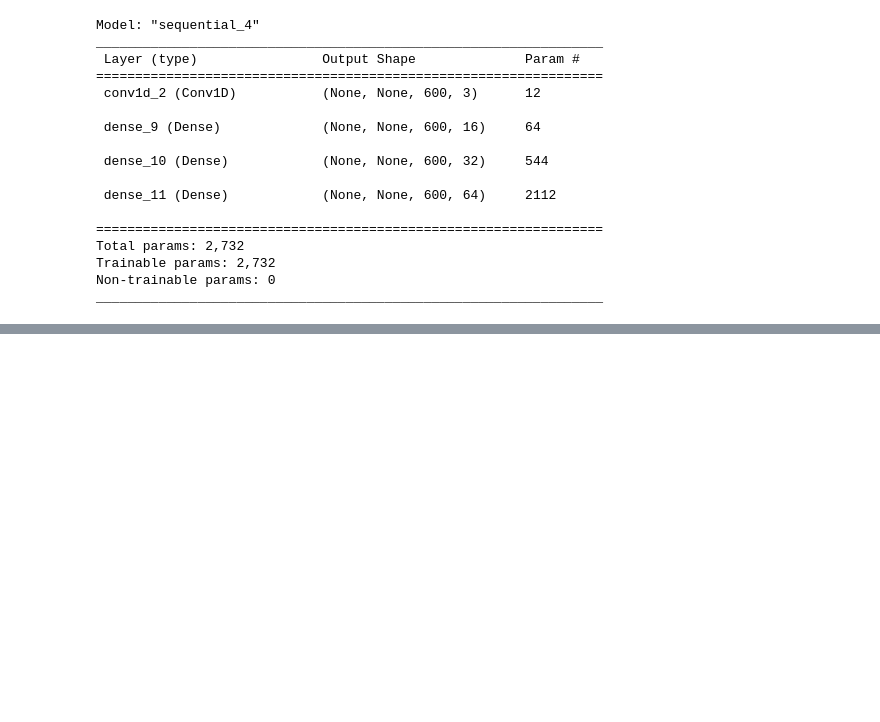
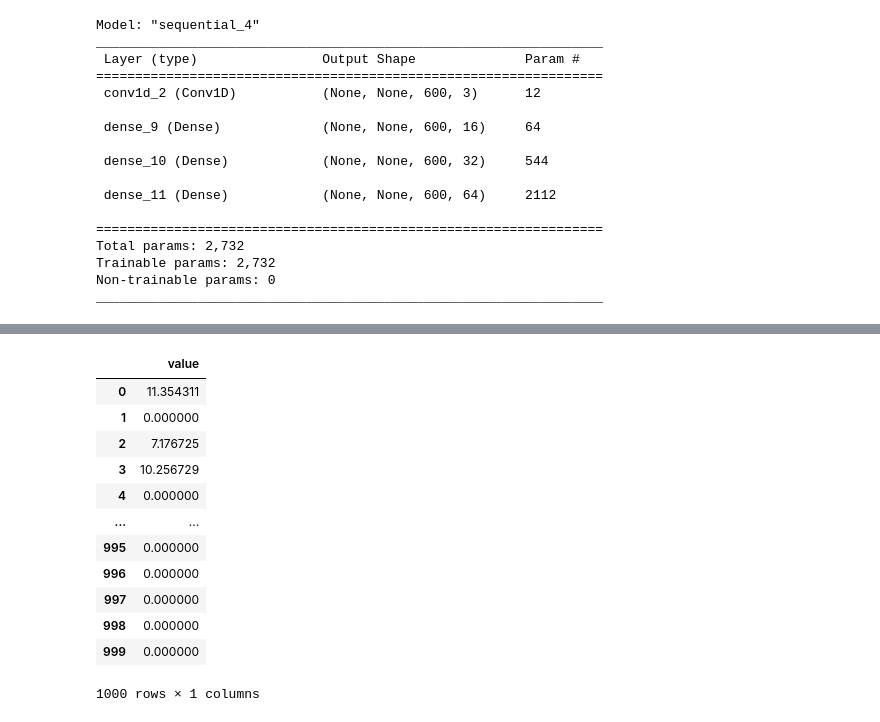
Before and after one commit to Evan-Callaghan/FieldsAcademy-NeuralNetworks, a Jupyter notebook: Learning/ts.ipynb, the cells around one changed output, grey strips where cells are left out. Drawn from its saved outputs; the diff is of its cells as text; code cells hidden in the pictures; blank space fills up the shorter version.

Commit message:
Data masking

```diff
--- a/Learning/ts.ipynb
+++ b/Learning/ts.ipynb
@@ -103,0 +124,19 @@ build_and_compile_model <- function(norm) {
+# %%
+## Learning about a data mask
+
+mask = ts.mask(ts < 5, other = 0)
+mask
+# %% [output]
+|  | value |
+| 0 | 11.354311 |
+| 1 | 0.000000 |
+| 2 | 7.176725 |
+| 3 | 10.256729 |
+| 4 | 0.000000 |
+| ... | ... |
+| 995 | 0.000000 |
+| 996 | 0.000000 |
+| 997 | 0.000000 |
+| 998 | 0.000000 |
+| 999 | 0.000000 |
+1000 rows × 1 columns
```
Also changed, not shown: parts of 2 cells of this notebook.
